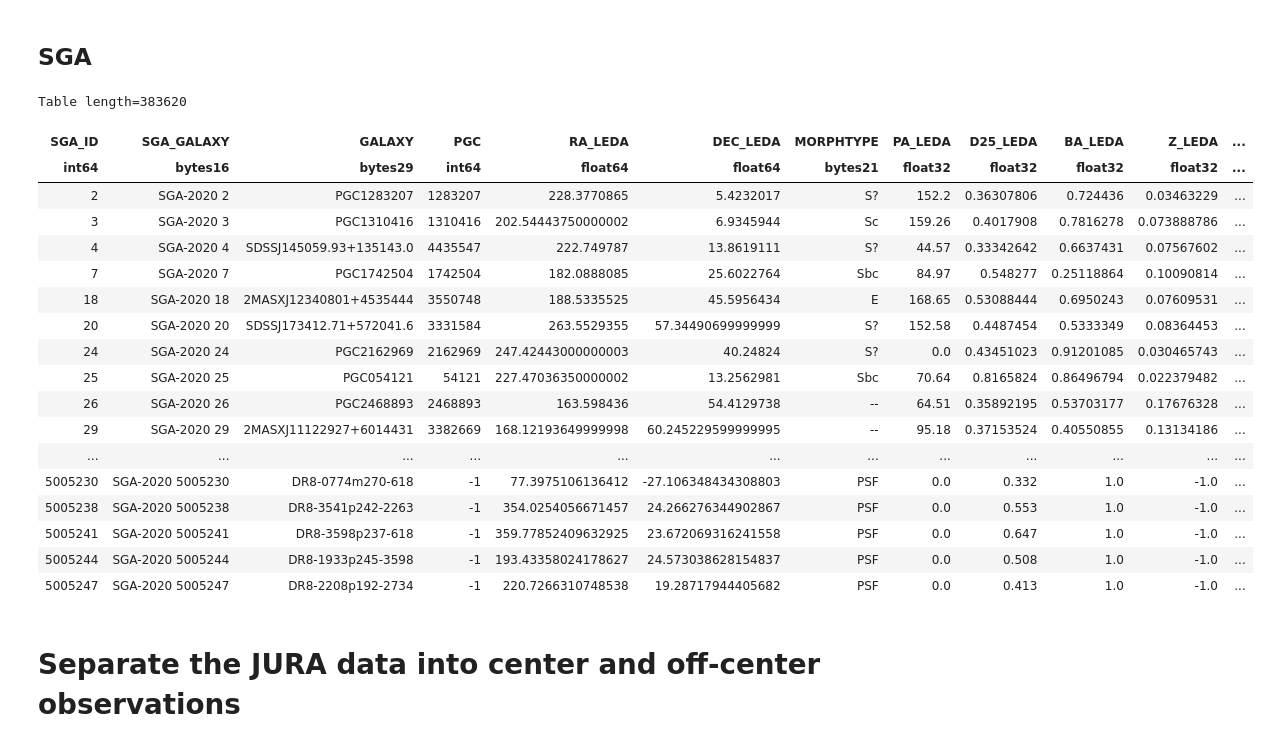
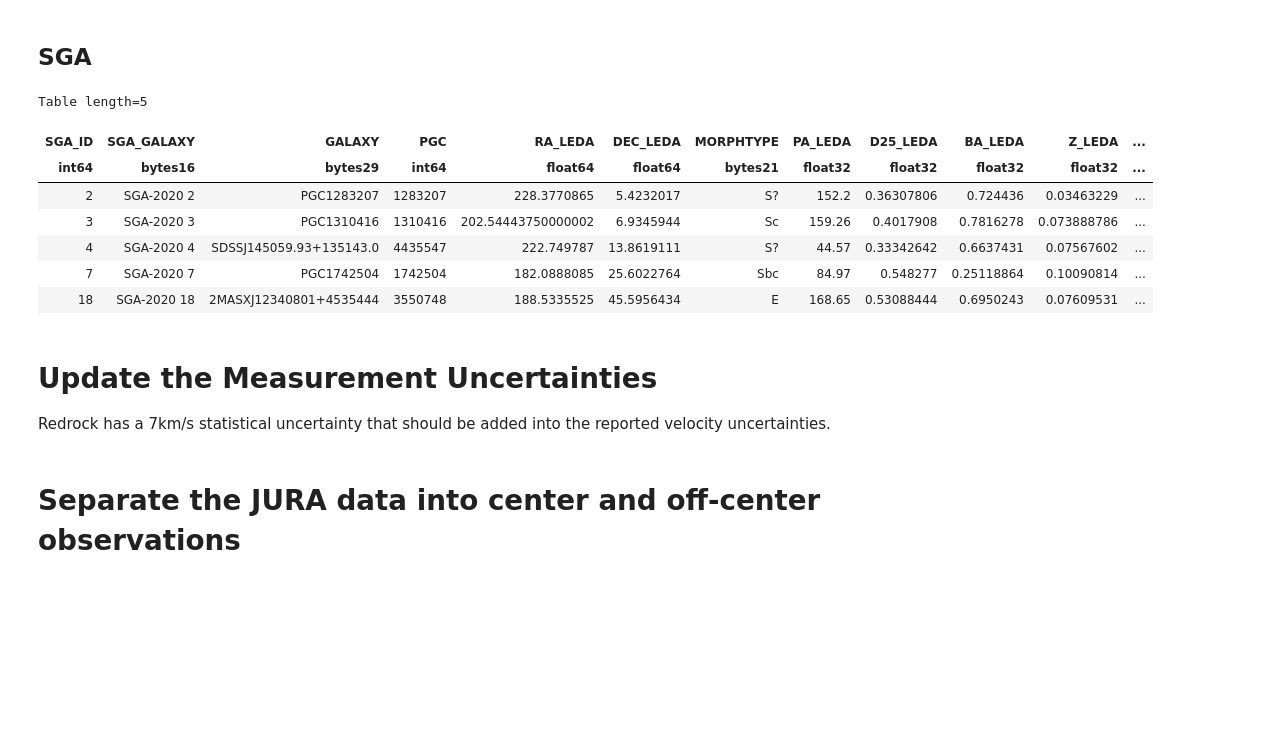
Before and after one commit to DESI-UR/DESI_SGA, a Jupyter notebook: TF/Y3/jura_rot_vel.ipynb, the cells around one changed output. Drawn from its saved outputs; the diff is of its cells as text; code cells hidden in the pictures; blank space fills up the shorter version.

Commit message:
Updating rotational velocity errors.

```diff
--- a/TF/Y3/jura_rot_vel.ipynb
+++ b/TF/Y3/jura_rot_vel.ipynb
@@ -48,28 +37,17 @@ Table length=235167
 # %%
 SGA = Table.read('/global/cfs/cdirs/cosmo/data/sga/2020/SGA-2020.fits', 'ELLIPSE')
 #SGA = Table.read('/Users/kellydouglass/Documents/Research/data/SGA/SGA-2020.fits', 'ELLIPSE')
 
-SGA
+SGA[:5]
 # %% [output]
-Table length=383620
+Table length=5
 | SGA_ID | SGA_GALAXY | GALAXY | PGC | RA_LEDA | DEC_LEDA | MORPHTYPE | PA_LEDA | D25_LEDA | BA_LEDA | Z_LEDA | ... |
 | int64 | bytes16 | bytes29 | int64 | float64 | float64 | bytes21 | float32 | float32 | float32 | float32 | ... |
 | 2 | SGA-2020 2 | PGC1283207 | 1283207 | 228.3770865 | 5.4232017 | S? | 152.2 | 0.36307806 | 0.724436 | 0.03463229 | ... |
 | 3 | SGA-2020 3 | PGC1310416 | 1310416 | 202.54443750000002 | 6.9345944 | Sc | 159.26 | 0.4017908 | 0.7816278 | 0.073888786 | ... |
 | 4 | SGA-2020 4 | SDSSJ145059.93+135143.0 | 4435547 | 222.749787 | 13.8619111 | S? | 44.57 | 0.33342642 | 0.6637431 | 0.07567602 | ... |
 | 7 | SGA-2020 7 | PGC1742504 | 1742504 | 182.0888085 | 25.6022764 | Sbc | 84.97 | 0.548277 | 0.25118864 | 0.10090814 | ... |
 | 18 | SGA-2020 18 | 2MASXJ12340801+4535444 | 3550748 | 188.5335525 | 45.5956434 | E | 168.65 | 0.53088444 | 0.6950243 | 0.07609531 | ... |
-| 20 | SGA-2020 20 | SDSSJ173412.71+572041.6 | 3331584 | 263.5529355 | 57.34490699999999 | S? | 152.58 | 0.4487454 | 0.5333349 | 0.08364453 | ... |
-| 24 | SGA-2020 24 | PGC2162969 | 2162969 | 247.42443000000003 | 40.24824 | S? | 0.0 | 0.43451023 | 0.91201085 | 0.030465743 | ... |
-| 25 | SGA-2020 25 | PGC054121 | 54121 | 227.47036350000002 | 13.2562981 | Sbc | 70.64 | 0.8165824 | 0.86496794 | 0.022379482 | ... |
-| 26 | SGA-2020 26 | PGC2468893 | 2468893 | 163.598436 | 54.4129738 | -- | 64.51 | 0.35892195 | 0.53703177 | 0.17676328 | ... |
-| 29 | SGA-2020 29 | 2MASXJ11122927+6014431 | 3382669 | 168.12193649999998 | 60.245229599999995 | -- | 95.18 | 0.37153524 | 0.40550855 | 0.13134186 | ... |
-| ... | ... | ... | ... | ... | ... | ... | ... | ... | ... | ... | ... |
-| 5005230 | SGA-2020 5005230 | DR8-0774m270-618 | -1 | 77.3975106136412 | -27.106348434308803 | PSF | 0.0 | 0.332 | 1.0 | -1.0 | ... |
-| 5005238 | SGA-2020 5005238 | DR8-3541p242-2263 | -1 | 354.0254056671457 | 24.266276344902867 | PSF | 0.0 | 0.553 | 1.0 | -1.0 | ... |
-| 5005241 | SGA-2020 5005241 | DR8-3598p237-618 | -1 | 359.77852409632925 | 23.672069316241558 | PSF | 0.0 | 0.647 | 1.0 | -1.0 | ... |
-| 5005244 | SGA-2020 5005244 | DR8-1933p245-3598 | -1 | 193.43358024178627 | 24.573038628154837 | PSF | 0.0 | 0.508 | 1.0 | -1.0 | ... |
-| 5005247 | SGA-2020 5005247 | DR8-2208p192-2734 | -1 | 220.7266310748538 | 19.28717944405682 | PSF | 0.0 | 0.413 | 1.0 | -1.0 | ... |
 # %%
 # tjura['SGA_ID'] = tjura['SGA_ID'].astype('int32')
 # tjura.write('/global/homes/s/sgmoore1/DESI_SGA/TF/queries/jura_test.fits',overwrite=True)
@@ -79,3 +57,6 @@ SGA_dict = {}
 for i in range(len(SGA)):
 
     SGA_dict[SGA['SGA_ID'][i]] = i
+# %% [markdown]
+# Update the Measurement Uncertainties
+Redrock has a 7km/s statistical uncertainty that should be added into the reported velocity uncertainties.
```
Also changed, not shown: parts of 15 cells of this notebook, 2 other files.
